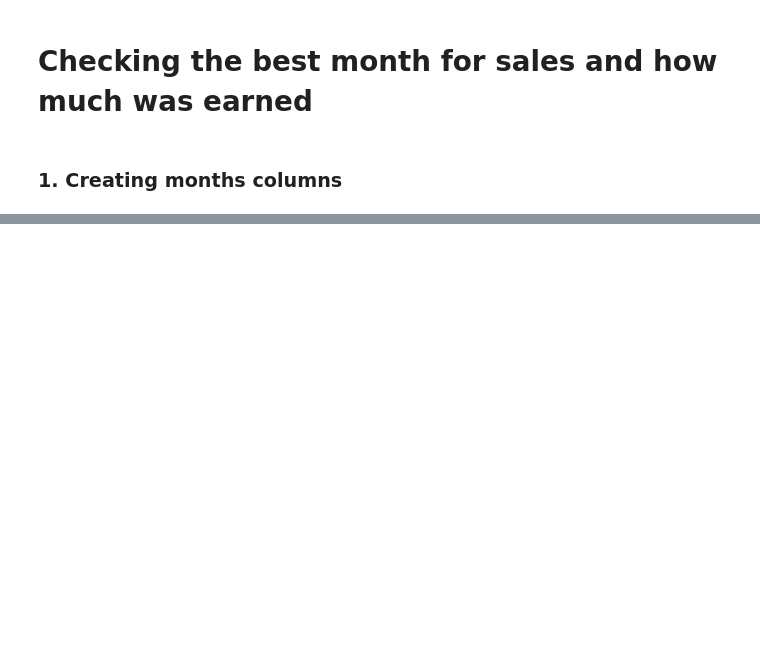
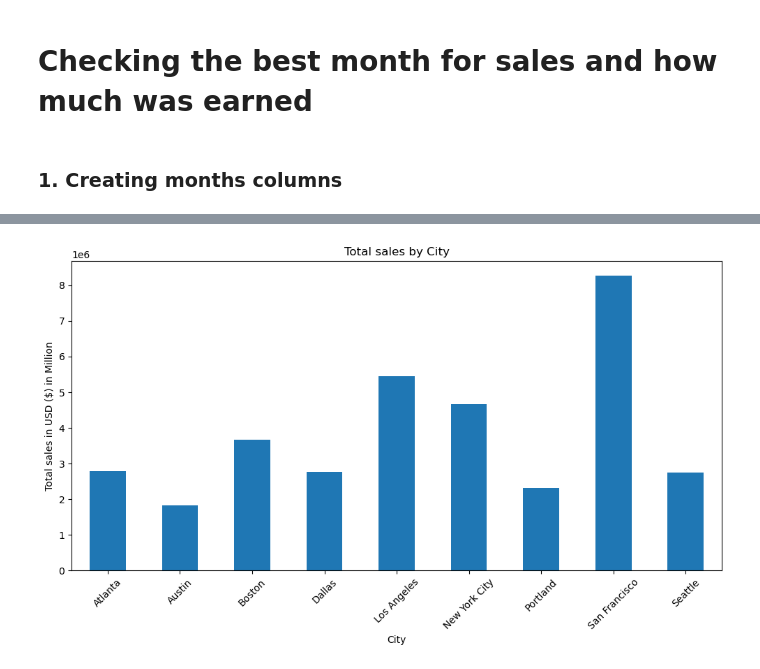
Before and after one commit to Sarinaade/pandas, a Jupyter notebook: SalesAnalysis/Analysis.ipynb, the cells around one changed output, grey strips where cells are left out. Saved outputs shown, nothing was run; the diff lists cells and outputs as text; code cells hidden in the pictures; blank space fills up the shorter version.

```diff
--- a/SalesAnalysis/Analysis.ipynb
+++ b/SalesAnalysis/Analysis.ipynb
@@ -122,0 +182,4 @@ all_data.head()
+# %%
+# Extracting the City by splitting 'Purchase Address' by commas
+all_data['City'] = all_data['Purchase Address'].apply(lambda x: x.split(',')[1].strip()) # Used lambda function to extact second element - City
+all_data.head() # confirm column created
@@ -122,0 +194,4 @@ all_data.head()
+# %%
+# Group by City and sum of the Sales
+city_sales = all_data.groupby('City')['Sales'].sum()
+city_sales
@@ -122,0 +210,11 @@ all_data.head()
+# %%
+plt.figure(figsize=(10, 6))
+city_sales.plot(kind='bar')
+plt.xlabel('City')
+plt.xticks(rotation=45)
+plt.ylabel('Total sales in USD ($) in Million')
+plt.title('Total sales by City')
+plt.tight_layout()
+plt.show()
+# %% [output]
+[figure, added]
```
Also changed, not shown: parts of 17 cells of this notebook.
